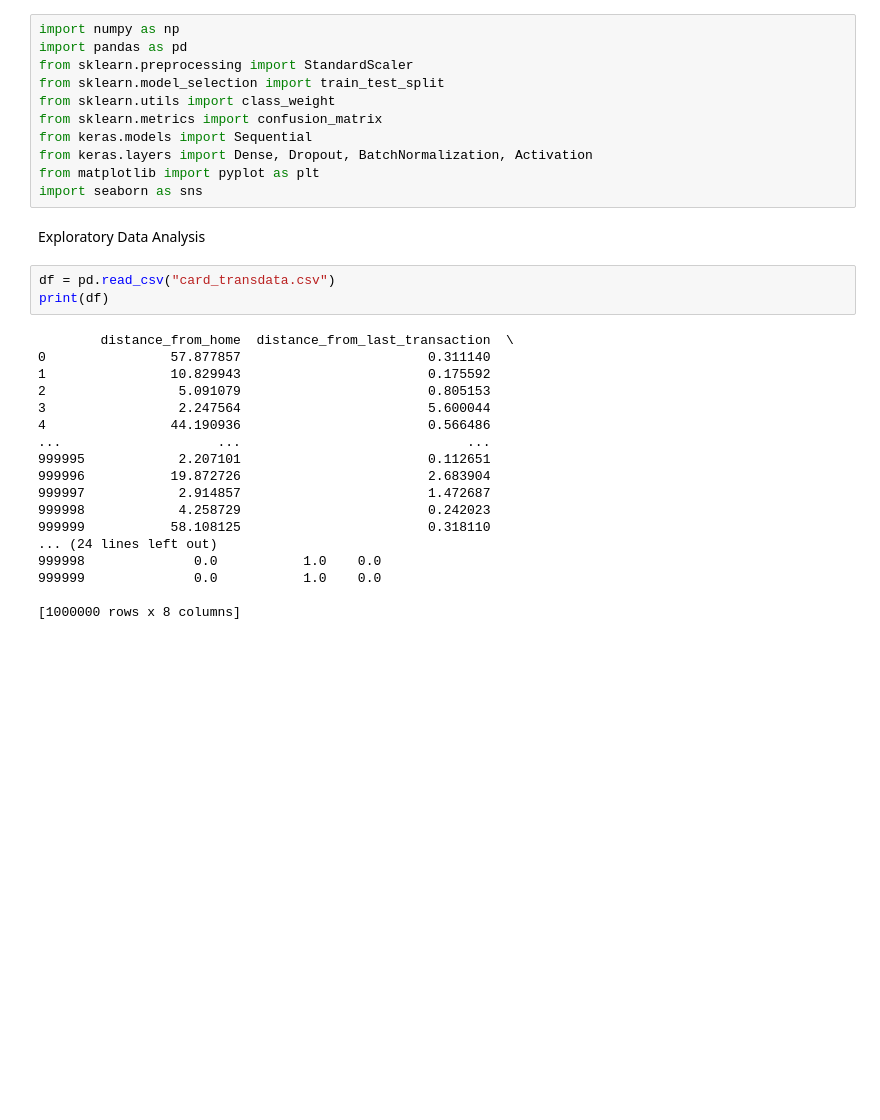
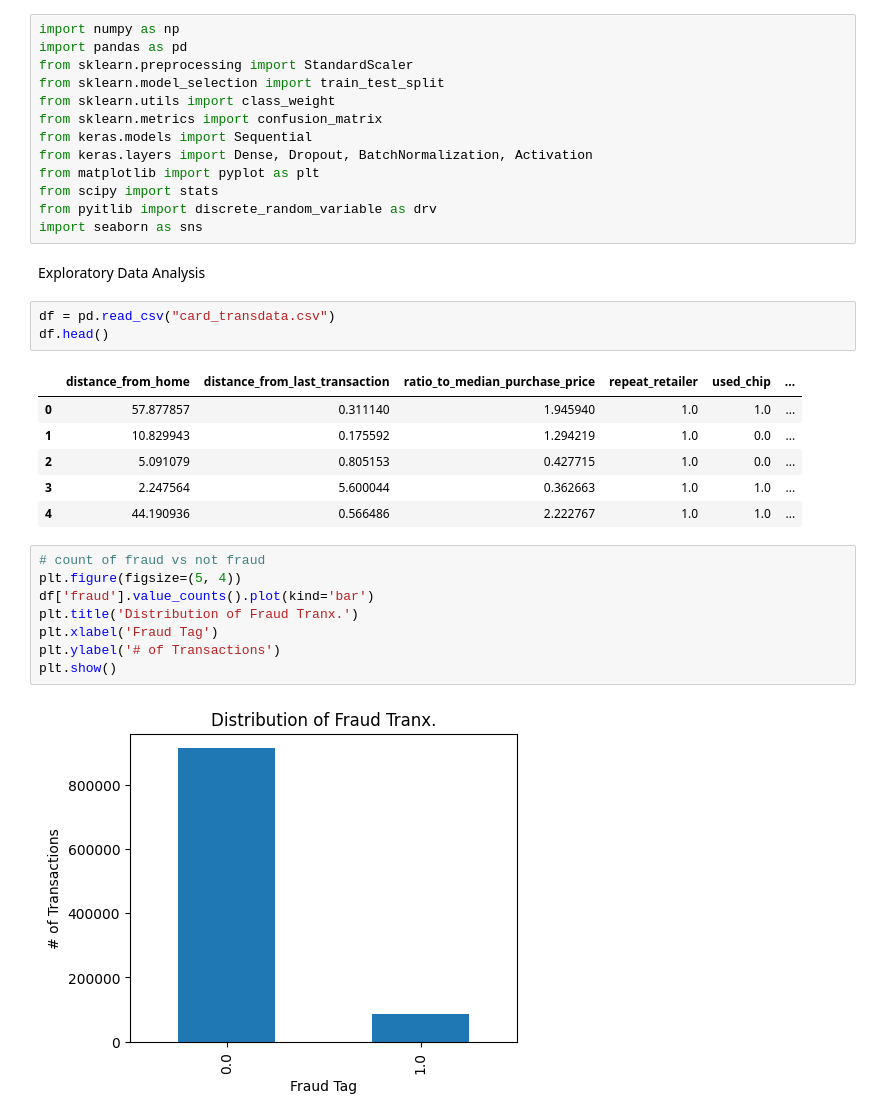
Before and after one commit to MatthiasYeoEeLiang/BT4012-Project, a Jupyter notebook: Group18_BT4012.ipynb, the cells around one changed output. Cells and saved outputs as stored; diff of their text form; blank space fills up the shorter version.

```diff
--- a/Group18_BT4012.ipynb
+++ b/Group18_BT4012.ipynb
@@ -10,27 +10,28 @@ from sklearn.metrics import confusion_matrix
 from keras.models import Sequential
 from keras.layers import Dense, Dropout, BatchNormalization, Activation
 from matplotlib import pyplot as plt
+from scipy import stats
+from pyitlib import discrete_random_variable as drv
 import seaborn as sns
 # %% [markdown]
 Exploratory Data Analysis
 # %%
 df = pd.read_csv("card_transdata.csv")
-print(df)
+df.head()
 # %% [output]
-        distance_from_home  distance_from_last_transaction  \
-0                57.877857                        0.311140
-1                10.829943                        0.175592
-2                 5.091079                        0.805153
-3                 2.247564                        5.600044
-4                44.190936                        0.566486
-...                    ...                             ...
-999995            2.207101                        0.112651
-999996           19.872726                        2.683904
-999997            2.914857                        1.472687
-999998            4.258729                        0.242023
-999999           58.108125                        0.318110
-... (24 lines left out)
-999998              0.0           1.0    0.0
-999999              0.0           1.0    0.0
-
-[1000000 rows x 8 columns]
+|  | distance_from_home | distance_from_last_transaction | ratio_to_median_purchase_price | repeat_retailer | used_chip | ... |
+| 0 | 57.877857 | 0.311140 | 1.945940 | 1.0 | 1.0 | ... |
+| 1 | 10.829943 | 0.175592 | 1.294219 | 1.0 | 0.0 | ... |
+| 2 | 5.091079 | 0.805153 | 0.427715 | 1.0 | 0.0 | ... |
+| 3 | 2.247564 | 5.600044 | 0.362663 | 1.0 | 1.0 | ... |
+| 4 | 44.190936 | 0.566486 | 2.222767 | 1.0 | 1.0 | ... |
+# %%
+# count of fraud vs not fraud
+plt.figure(figsize=(5, 4))
+df['fraud'].value_counts().plot(kind='bar')
+plt.title('Distribution of Fraud Tranx.')
+plt.xlabel('Fraud Tag')
+plt.ylabel('# of Transactions')
+plt.show()
+# %% [output]
+[figure, added]
```
Also changed, not shown: parts of 7 cells of this notebook.
